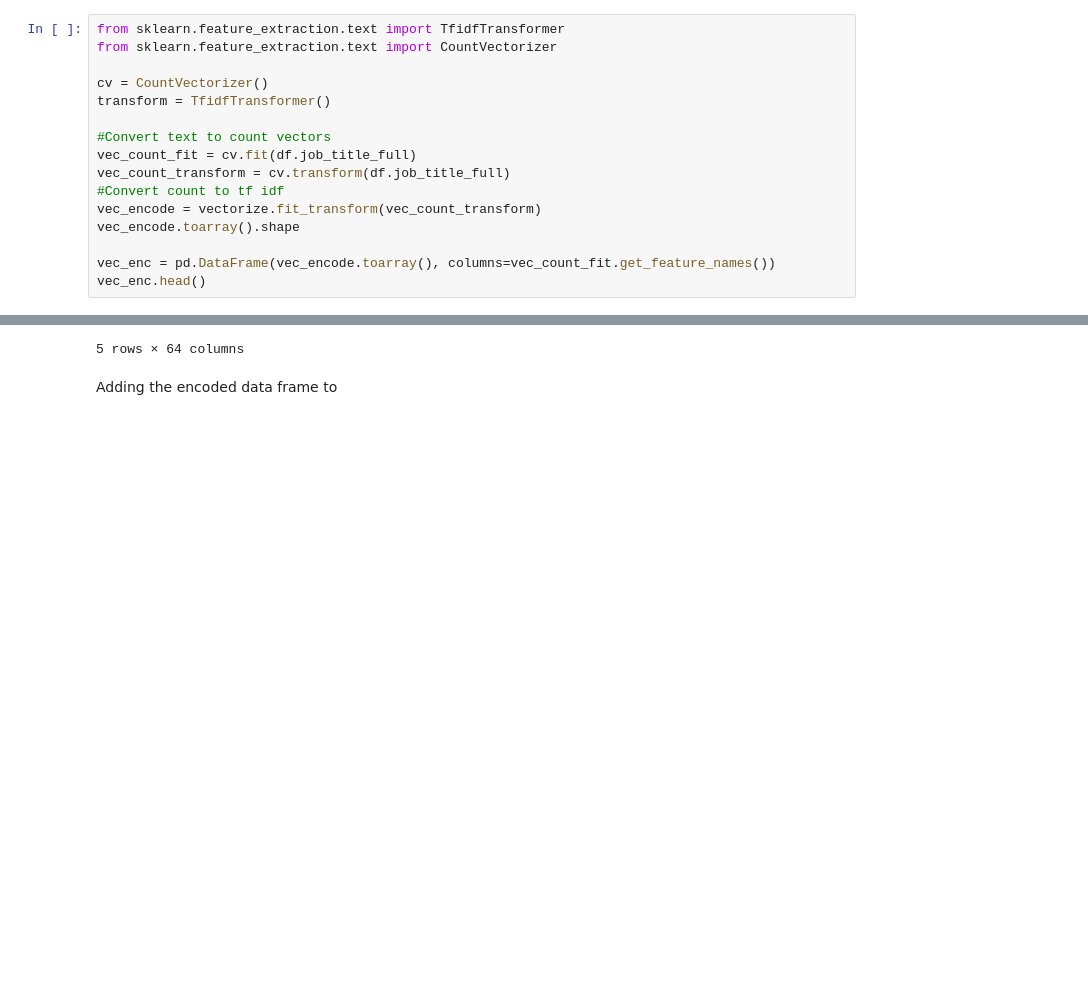
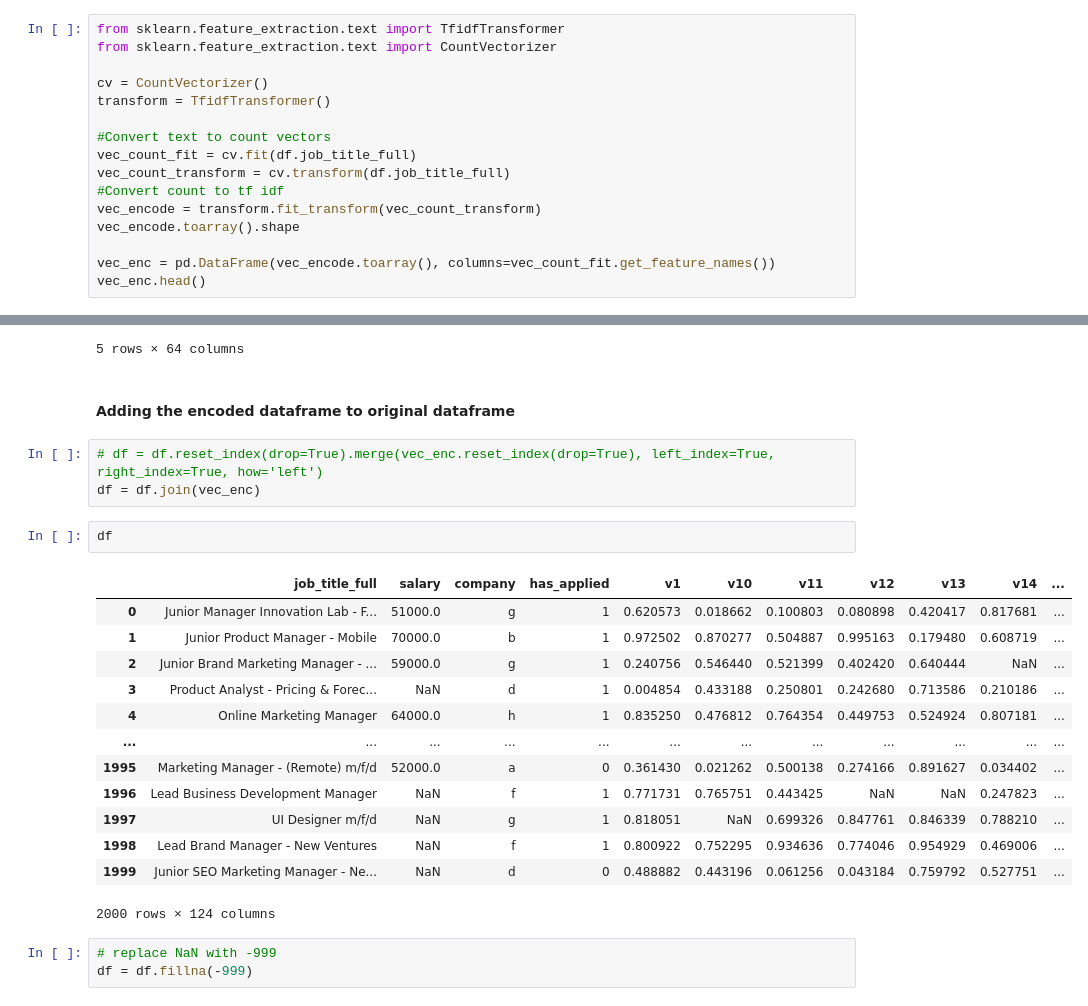
Before and after one commit to mohantypunit/morejobs4you, a Jupyter notebook: application_predictions.ipynb, the cells around one changed output, grey strips where cells are left out. Drawn from its saved outputs; the diff is of its cells as text; blank space fills up the shorter version.

```diff
--- a/application_predictions.ipynb
+++ b/application_predictions.ipynb
@@ -75,7 +75,7 @@ transform = TfidfTransformer()
 vec_count_fit = cv.fit(df.job_title_full)
 vec_count_transform = cv.transform(df.job_title_full)
 #Convert count to tf idf
-vec_encode = vectorize.fit_transform(vec_count_transform)
+vec_encode = transform.fit_transform(vec_count_transform)
 vec_encode.toarray().shape
 
 vec_enc = pd.DataFrame(vec_encode.toarray(), columns=vec_count_fit.get_feature_names())
@@ -88,5 +88,27 @@ vec_enc.head()
 | 3 | 0.0 | 0.0 | 0.472919 | 0.0 | 0.0 | 0.0 | 0.0 | 0.000000 | 0.0 | 0.0 | ... | ... |
 | 4 | 0.0 | 0.0 | 0.000000 | 0.0 | 0.0 | 0.0 | 0.0 | 0.000000 | 0.0 | 0.0 | ... | ... |
 5 rows × 64 columns
-# %% [markdown]
-Adding the encoded data frame to
+# %% [markdown]
+#### Adding the encoded dataframe to original dataframe
+# %%
+# df = df.reset_index(drop=True).merge(vec_enc.reset_index(drop=True), left_index=True, right_index=True, how='left')
+df = df.join(vec_enc)
+# %%
+df
+# %% [output]
+|  | job_title_full | salary | company | has_applied | v1 | v10 | v11 | v12 | v13 | v14 | ... |
+| 0 | Junior Manager Innovation Lab - F... | 51000.0 | g | 1 | 0.620573 | 0.018662 | 0.100803 | 0.080898 | 0.420417 | 0.817681 | ... |
+| 1 | Junior Product Manager - Mobile | 70000.0 | b | 1 | 0.972502 | 0.870277 | 0.504887 | 0.995163 | 0.179480 | 0.608719 | ... |
+| 2 | Junior Brand Marketing Manager - ... | 59000.0 | g | 1 | 0.240756 | 0.546440 | 0.521399 | 0.402420 | 0.640444 | NaN | ... |
+| 3 | Product Analyst - Pricing & Forec... | NaN | d | 1 | 0.004854 | 0.433188 | 0.250801 | 0.242680 | 0.713586 | 0.210186 | ... |
+| 4 | Online Marketing Manager | 64000.0 | h | 1 | 0.835250 | 0.476812 | 0.764354 | 0.449753 | 0.524924 | 0.807181 | ... |
+| ... | ... | ... | ... | ... | ... | ... | ... | ... | ... | ... | ... |
+| 1995 | Marketing Manager - (Remote) m/f/d | 52000.0 | a | 0 | 0.361430 | 0.021262 | 0.500138 | 0.274166 | 0.891627 | 0.034402 | ... |
+| 1996 | Lead Business Development Manager | NaN | f | 1 | 0.771731 | 0.765751 | 0.443425 | NaN | NaN | 0.247823 | ... |
+| 1997 | UI Designer m/f/d | NaN | g | 1 | 0.818051 | NaN | 0.699326 | 0.847761 | 0.846339 | 0.788210 | ... |
+| 1998 | Lead Brand Manager - New Ventures | NaN | f | 1 | 0.800922 | 0.752295 | 0.934636 | 0.774046 | 0.954929 | 0.469006 | ... |
+| 1999 | Junior SEO Marketing Manager - Ne... | NaN | d | 0 | 0.488882 | 0.443196 | 0.061256 | 0.043184 | 0.759792 | 0.527751 | ... |
+2000 rows × 124 columns
+# %%
+# replace NaN with -999
+df = df.fillna(-999)
```
Also changed, not shown: parts of 1 cell of this notebook.
